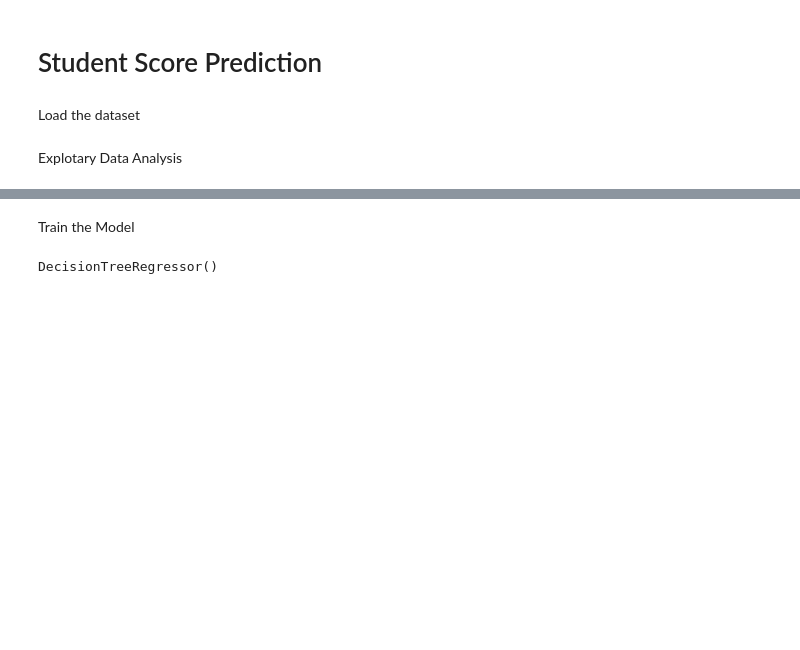
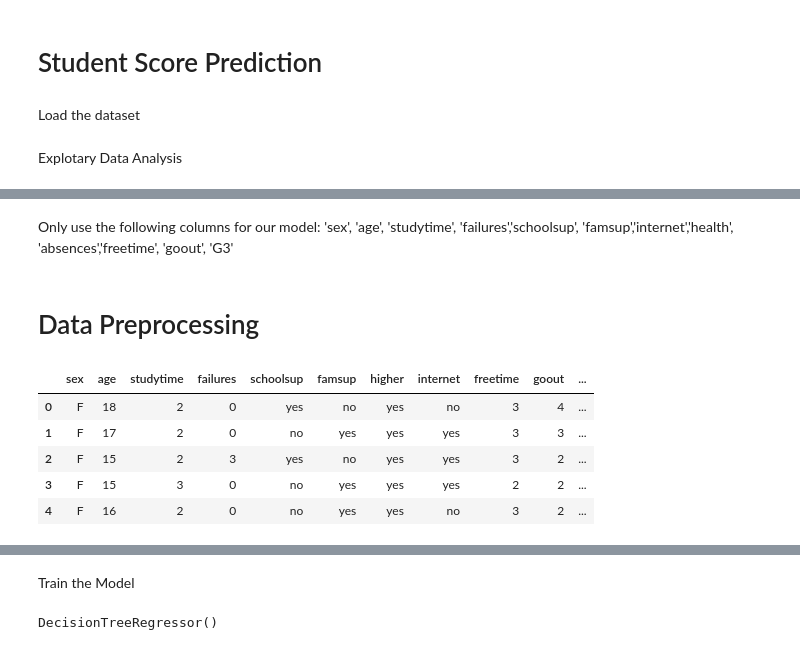
Before and after one commit to alibro005/student-exam-predictor, a Jupyter notebook: notebooks/experimentation.ipynb, the cells around one changed output, grey strips where cells are left out. Saved outputs shown, nothing was run; the diff lists cells and outputs as text; code cells hidden in the pictures; blank space fills up the shorter version.

```diff
--- a/notebooks/experimentation.ipynb
+++ b/notebooks/experimentation.ipynb
@@ -95,0 +96,4 @@ plt.show()
+# %% [markdown]
+Only use the following columns for our model: 'sex', 'age', 'studytime', 'failures','schoolsup', 'famsup','internet','health', 'absences','freetime', 'goout', 'G3'
+# %% [markdown]
+# Data Preprocessing
@@ -95,0 +102,13 @@ plt.show()
+# %%
+data_cleaned = data.drop(['G1', 'G2'], axis=1)
+# %%
+data_cleaned = data_cleaned.drop(['school','address','famsize', 'Pstatus', 'Medu', 'Fedu', 'Mjob', 'Fjob','reason', 'guardian', 'traveltime','paid', 'activities', 'nursery','romantic', 'famrel','Dalc','Walc'], axis=1)
+# %%
+data_cleaned.head()
+# %% [output]
+|  | sex | age | studytime | failures | schoolsup | famsup | higher | internet | freetime | goout | ... |
+| 0 | F | 18 | 2 | 0 | yes | no | yes | no | 3 | 4 | ... |
+| 1 | F | 17 | 2 | 0 | no | yes | yes | yes | 3 | 3 | ... |
+| 2 | F | 15 | 2 | 3 | yes | no | yes | yes | 3 | 2 | ... |
+| 3 | F | 15 | 3 | 0 | no | yes | yes | yes | 2 | 2 | ... |
+| 4 | F | 16 | 2 | 0 | no | yes | yes | no | 3 | 2 | ... |
```
Also changed, not shown: parts of 28 cells of this notebook, 2 other files.
